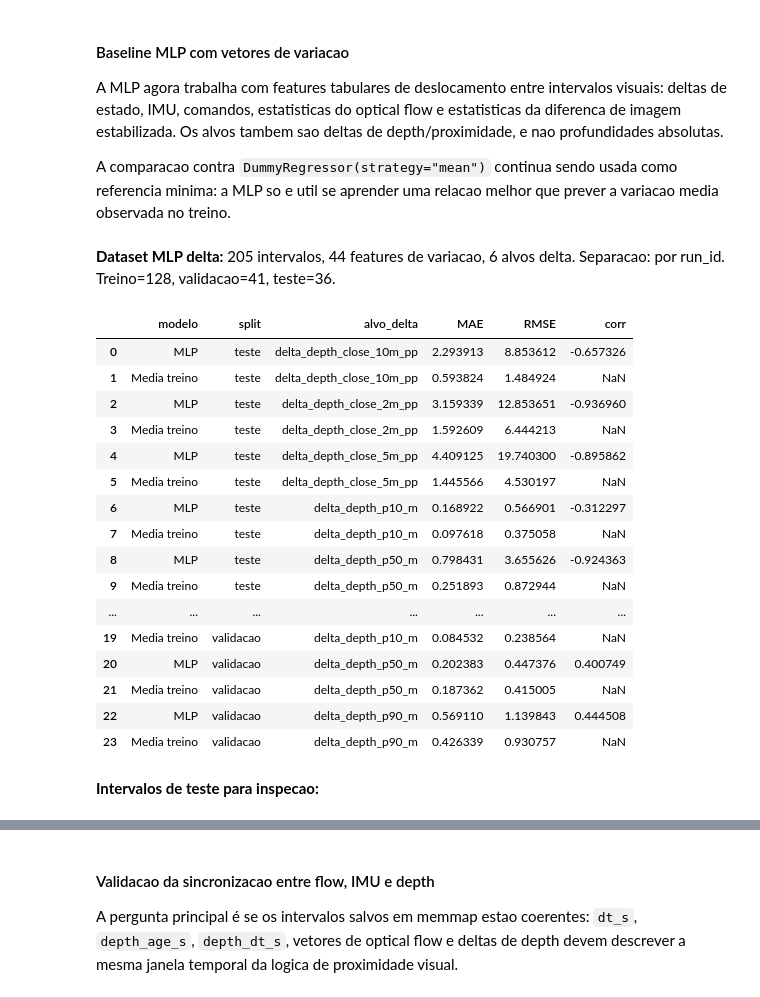
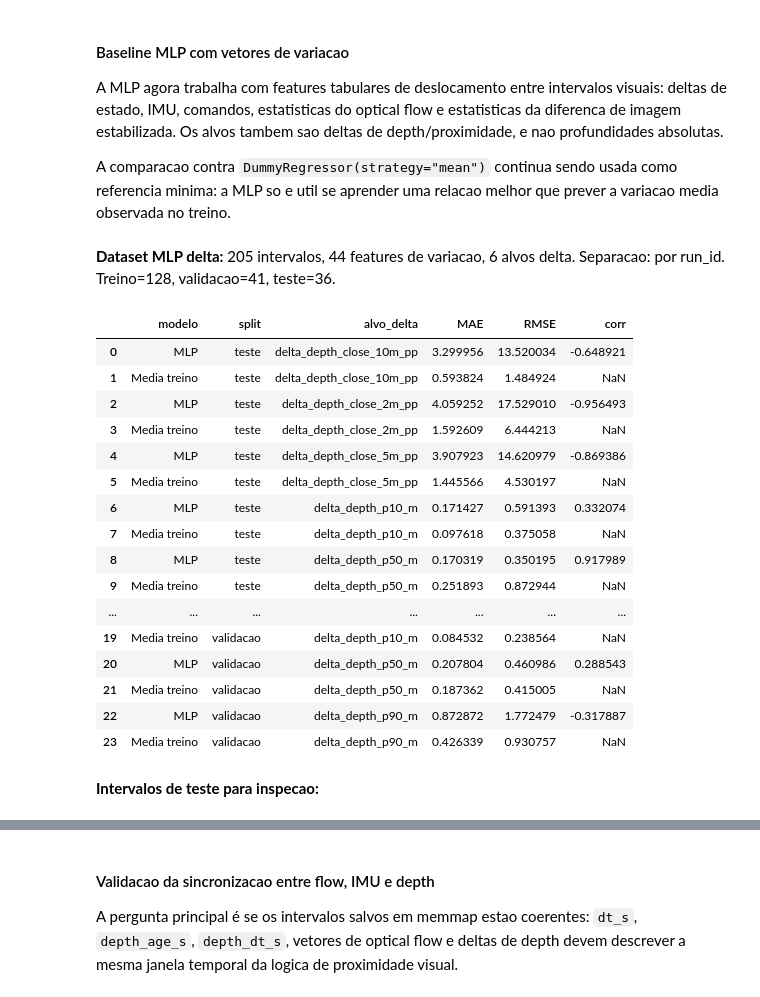
Before and after one commit to Gabriel-Panza/TCC_Drone, a Jupyter notebook: estudos_e_analises/estudo_das_metricas.ipynb, the cells around one changed output, grey strips where cells are left out. Drawn from its saved outputs; the diff is of its cells as text; code cells hidden in the pictures.

```diff
--- a/estudos_e_analises/estudo_das_metricas.ipynb
+++ b/estudos_e_analises/estudo_das_metricas.ipynb
@@ -315,7 +315,7 @@ def treinar_avaliar_mlp_delta_depth(X, y, meta_df):
     if len(split["val"]) == 0: split["val"] = split["test"]
     Xv = X.replace([np.inf, -np.inf], np.nan).fillna(0.0).to_numpy(float)
     yv = y.replace([np.inf, -np.inf], np.nan).fillna(0.0).to_numpy(float)
-    mlp = TransformedTargetRegressor(regressor=Pipeline([("x_scaler", StandardScaler()), ("mlp", MLPRegressor(hidden_layer_sizes=(64, 32), activation="relu", solver="lbfgs", alpha=0.01, max_iter=2000, random_state=42))]), transformer=StandardScaler())
+    mlp = TransformedTargetRegressor(regressor=Pipeline([("x_scaler", StandardScaler()), ("mlp", MLPRegressor(hidden_layer_sizes=(64, 16), activation="relu", solver="lbfgs", alpha=0.01, max_iter=2000, random_state=42))]), transformer=StandardScaler())
     dummy = DummyRegressor(strategy="mean")
     with warnings.catch_warnings():
         warnings.simplefilter("ignore"); mlp.fit(Xv[split["train"]], yv[split["train"]])
@@ -323,48 +323,48 @@ def treinar_avaliar_mlp_delta_depth(X, y, meta_df):
     linhas, predicoes = [], {}
     for nome_split, idx in [("validacao", split["val"]), ("teste", split["test"])]:
         pred_mlp = mlp.predict(Xv[idx]); pred_dummy = dummy.predict(Xv[idx])
         predicoes[nome_split] = {"idx": idx, "real": yv[idx], "mlp": pred_mlp, "dummy": pred_dummy}
         linhas.extend(avaliar_delta(yv[idx], pred_mlp, targets, "MLP", nome_split)); linhas.extend(avaliar_delta(yv[idx], pred_dummy, targets, "Media treino", nome_split))
     return mlp, dummy, split, pd.DataFrame(linhas), predicoes
 
 
 raiz_mlp = localizar_raiz_projeto_memmap()
 X_mlp, y_mlp, meta_mlp = montar_dataset_mlp_delta_depth(raiz_mlp)
 if len(X_mlp) < 12:
     display(Markdown("Dataset insuficiente para treinar a MLP de deltas. Colete mais intervalos depth/flow em memmap."))
 else:
     modelo_mlp_delta, baseline_media_delta, split_mlp, resultados_mlp_delta, predicoes_mlp_delta = treinar_avaliar_mlp_delta_depth(X_mlp, y_mlp, meta_mlp)
     display(Markdown(f"**Dataset MLP delta:** {len(X_mlp)} intervalos, {X_mlp.shape[1]} features de variacao, {y_mlp.shape[1]} alvos delta. Separacao: {split_mlp['modo']}. Treino={len(split_mlp['train'])}, validacao={len(split_mlp['val'])}, teste={len(split_mlp['test'])}."))
     display(resultados_mlp_delta.sort_values(["split", "alvo_delta", "modelo"]).reset_index(drop=True))
     resultados_teste = resultados_mlp_delta[resultados_mlp_delta["split"] == "teste"]
     px.bar(resultados_teste, x="alvo_delta", y="MAE", color="modelo", barmode="group", title="Erro MAE no teste: MLP de deltas x media do treino", template="plotly_white").show()
     alvo_plot = "delta_depth_close_5m_pp" if "delta_depth_close_5m_pp" in y_mlp.columns else y_mlp.columns[0]
     alvo_idx = list(y_mlp.columns).index(alvo_plot); pred_teste = predicoes_mlp_delta["teste"]; meta_teste = meta_mlp.iloc[pred_teste["idx"]].reset_index(drop=True)
     fig_pred = go.Figure()
     fig_pred.add_trace(go.Scatter(x=meta_teste.index, y=pred_teste["real"][:, alvo_idx], mode="lines+markers", name="real"))
     fig_pred.add_trace(go.Scatter(x=meta_teste.index, y=pred_teste["mlp"][:, alvo_idx], mode="lines+markers", name="MLP"))
     fig_pred.add_trace(go.Scatter(x=meta_teste.index, y=pred_teste["dummy"][:, alvo_idx], mode="lines", name="media treino"))
     fig_pred.update_layout(title=f"Predicao no teste para {alvo_plot}", xaxis_title="Intervalos de teste em ordem temporal", yaxis_title="Delta do alvo", template="plotly_white", hovermode="x unified"); fig_pred.show()
     display(Markdown("**Intervalos de teste para inspecao:**"))
     display(pd.DataFrame({"run_id": meta_teste["run_id"], "sample_id": meta_teste["sample_id"], f"{alvo_plot}_real": pred_teste["real"][:, alvo_idx], f"{alvo_plot}_mlp": pred_teste["mlp"][:, alvo_idx], f"{alvo_plot}_baseline_media": pred_teste["dummy"][:, alvo_idx]}).head(15))
 # %% [output]
 **Dataset MLP delta:** 205 intervalos, 44 features de variacao, 6 alvos delta. Separacao: por run_id. Treino=128, validacao=41, teste=36.
 |  | modelo | split | alvo_delta | MAE | RMSE | corr |
-| 0 | MLP | teste | delta_depth_close_10m_pp | 2.293913 | 8.853612 | -0.657326 |
+| 0 | MLP | teste | delta_depth_close_10m_pp | 3.299956 | 13.520034 | -0.648921 |
 | 1 | Media treino | teste | delta_depth_close_10m_pp | 0.593824 | 1.484924 | NaN |
-| 2 | MLP | teste | delta_depth_close_2m_pp | 3.159339 | 12.853651 | -0.936960 |
+| 2 | MLP | teste | delta_depth_close_2m_pp | 4.059252 | 17.529010 | -0.956493 |
 | 3 | Media treino | teste | delta_depth_close_2m_pp | 1.592609 | 6.444213 | NaN |
-| 4 | MLP | teste | delta_depth_close_5m_pp | 4.409125 | 19.740300 | -0.895862 |
+| 4 | MLP | teste | delta_depth_close_5m_pp | 3.907923 | 14.620979 | -0.869386 |
 | 5 | Media treino | teste | delta_depth_close_5m_pp | 1.445566 | 4.530197 | NaN |
-| 6 | MLP | teste | delta_depth_p10_m | 0.168922 | 0.566901 | -0.312297 |
+| 6 | MLP | teste | delta_depth_p10_m | 0.171427 | 0.591393 | 0.332074 |
 | 7 | Media treino | teste | delta_depth_p10_m | 0.097618 | 0.375058 | NaN |
-| 8 | MLP | teste | delta_depth_p50_m | 0.798431 | 3.655626 | -0.924363 |
+| 8 | MLP | teste | delta_depth_p50_m | 0.170319 | 0.350195 | 0.917989 |
 | 9 | Media treino | teste | delta_depth_p50_m | 0.251893 | 0.872944 | NaN |
 | ... | ... | ... | ... | ... | ... | ... |
 | 19 | Media treino | validacao | delta_depth_p10_m | 0.084532 | 0.238564 | NaN |
-| 20 | MLP | validacao | delta_depth_p50_m | 0.202383 | 0.447376 | 0.400749 |
+| 20 | MLP | validacao | delta_depth_p50_m | 0.207804 | 0.460986 | 0.288543 |
 | 21 | Media treino | validacao | delta_depth_p50_m | 0.187362 | 0.415005 | NaN |
-| 22 | MLP | validacao | delta_depth_p90_m | 0.569110 | 1.139843 | 0.444508 |
+| 22 | MLP | validacao | delta_depth_p90_m | 0.872872 | 1.772479 | -0.317887 |
 | 23 | Media treino | validacao | delta_depth_p90_m | 0.426339 | 0.930757 | NaN |
 **Intervalos de teste para inspecao:**
 |  | run_id | sample_id | delta_depth_close_5m_pp_real | delta_depth_close_5m_pp_mlp | delta_depth_close_5m_pp_baseline_... |
```
Also changed, not shown: parts of 5 cells of this notebook.
